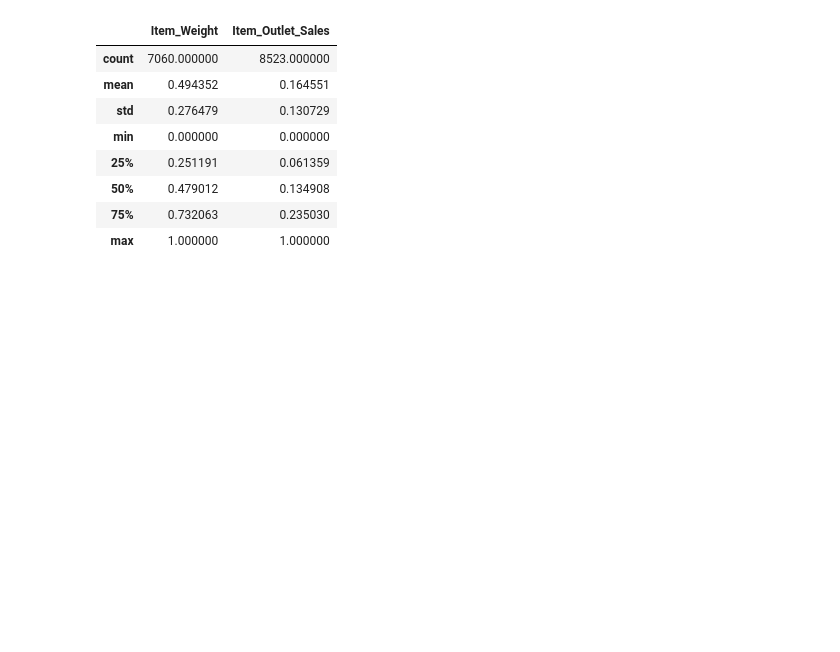
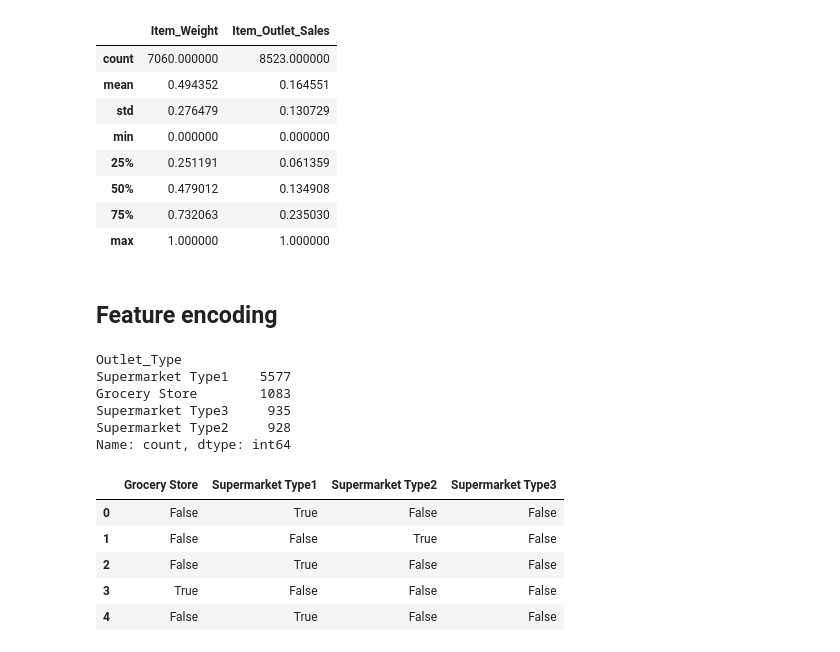
Before and after one commit to Malinda1/feature_engineering, a Jupyter notebook: feature_engineering.ipynb, the cells around one changed output. Cells and saved outputs as stored; diff of their text form; code cells hidden in the pictures; blank space fills up the shorter version.

Commit message:
Using get_dummies function

```diff
--- a/feature_engineering.ipynb
+++ b/feature_engineering.ipynb
@@ -190,3 +190,25 @@ scaled_data1.describe()
 | 50% | 0.479012 | 0.134908 |
 | 75% | 0.732063 | 0.235030 |
 | max | 1.000000 | 1.000000 |
+# %% [markdown]
+## Feature encoding
+# %%
+bigmart['Outlet_Type'].value_counts()
+# %% [output]
+Outlet_Type
+Supermarket Type1    5577
+Grocery Store        1083
+Supermarket Type3     935
+Supermarket Type2     928
+Name: count, dtype: int64
+# %%
+# pandas get_dummies
+
+pd.get_dummies(bigmart['Outlet_Type']).head()
+# %% [output]
+|  | Grocery Store | Supermarket Type1 | Supermarket Type2 | Supermarket Type3 |
+| 0 | False | True | False | False |
+| 1 | False | False | True | False |
+| 2 | False | True | False | False |
+| 3 | True | False | False | False |
+| 4 | False | True | False | False |
```
